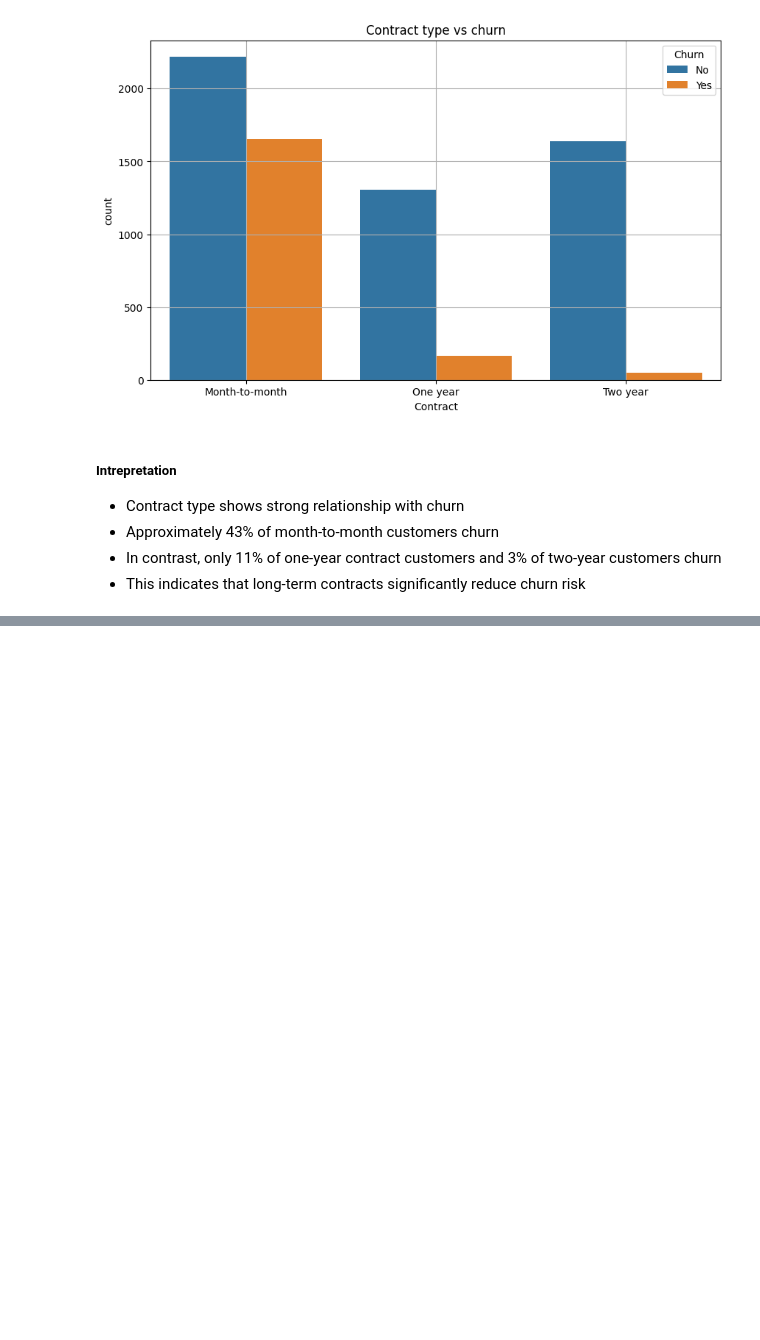
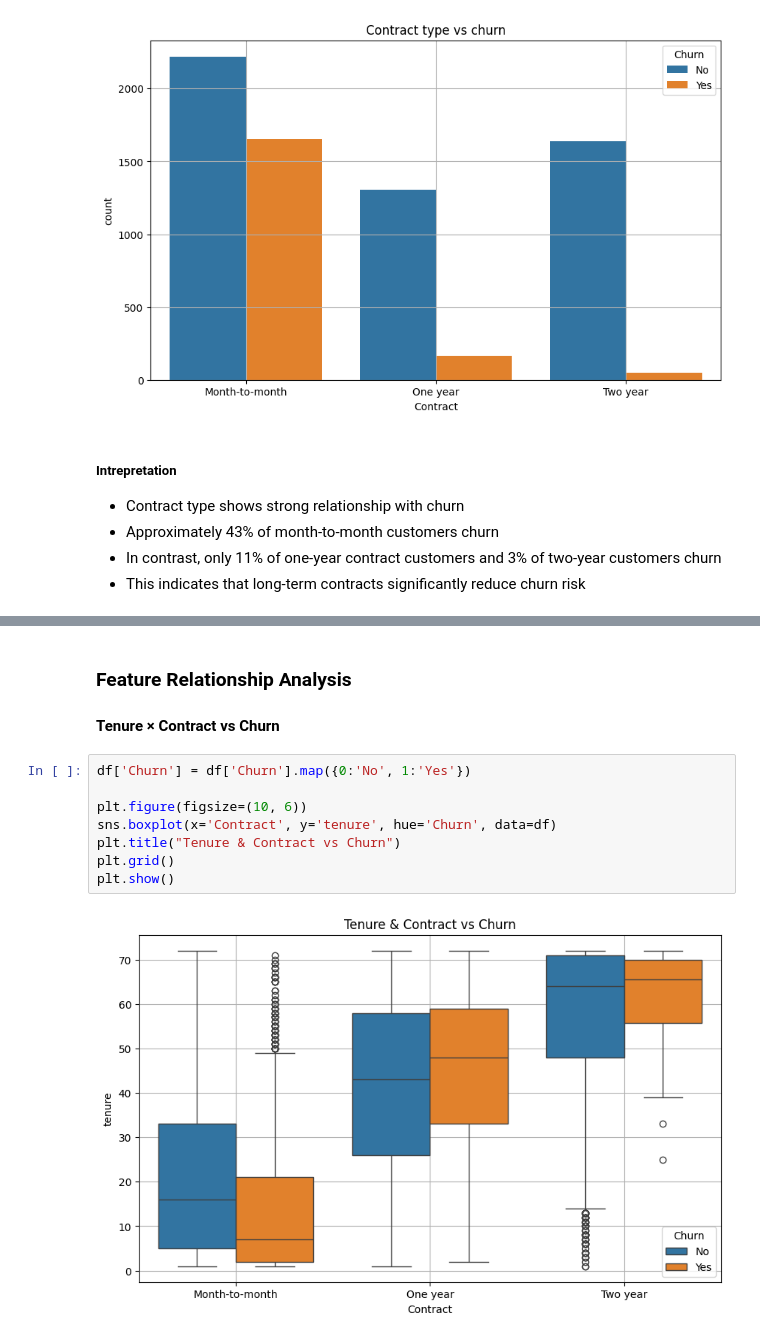
Before and after one commit to diyorarti/Reducing_customer_churn_Data_analysis, a Jupyter notebook: notebook/churn_analysis.ipynb, the cells around one changed output, grey strips where cells are left out. Cells and saved outputs as stored; diff of their text form; blank space fills up the shorter version.

```diff
--- a/notebook/churn_analysis.ipynb
+++ b/notebook/churn_analysis.ipynb
@@ -286,0 +305,13 @@ plt.show()
+# %% [markdown]
+### Feature Relationship Analysis
+#### Tenure × Contract vs Churn
+# %%
+df['Churn'] = df['Churn'].map({0:'No', 1:'Yes'})
+
+plt.figure(figsize=(10, 6))
+sns.boxplot(x='Contract', y='tenure', hue='Churn', data=df)
+plt.title("Tenure & Contract vs Churn")
+plt.grid()
+plt.show()
+# %% [output]
+[figure, added]
```
Also changed, not shown: parts of 7 cells of this notebook.
